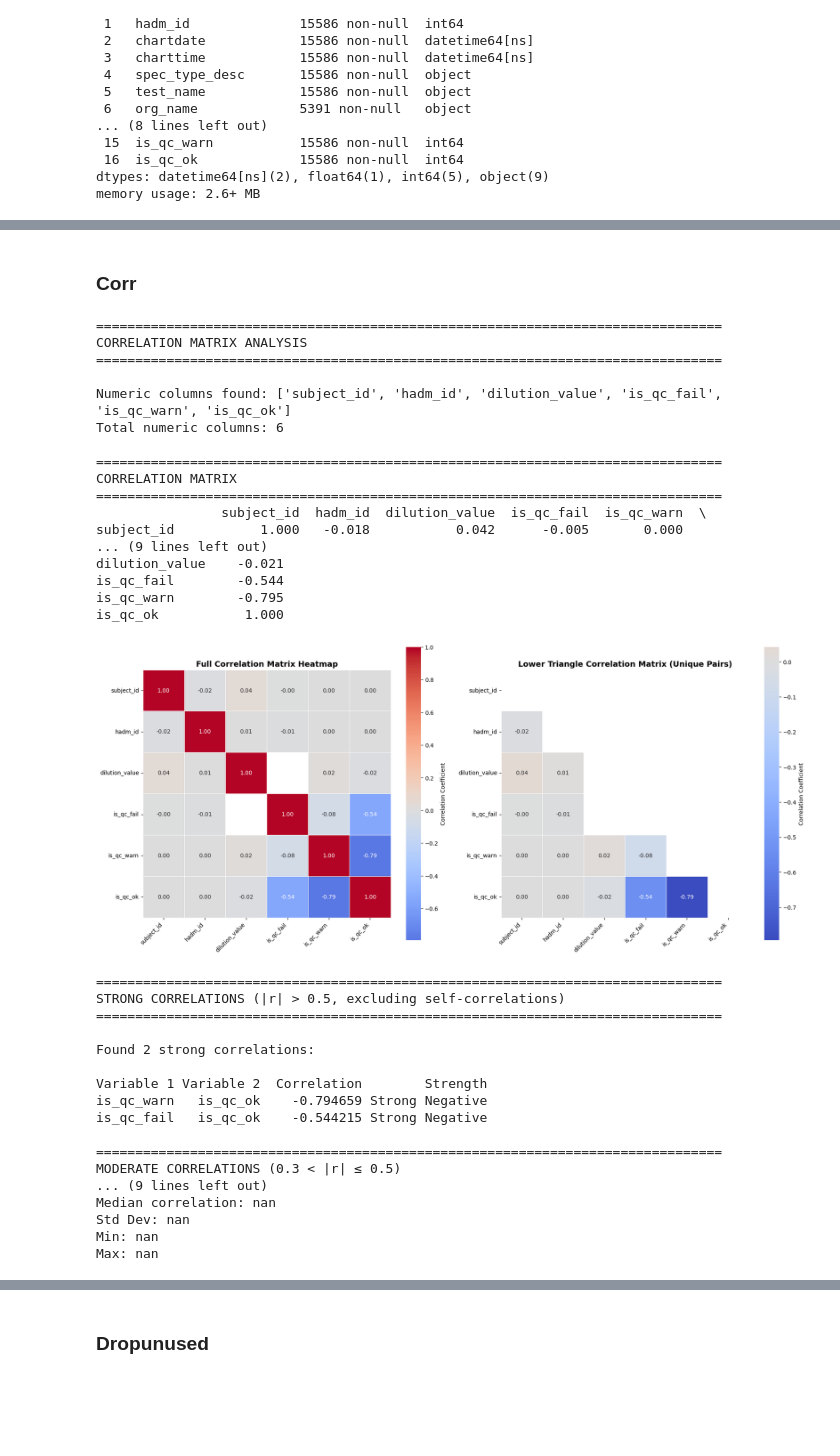
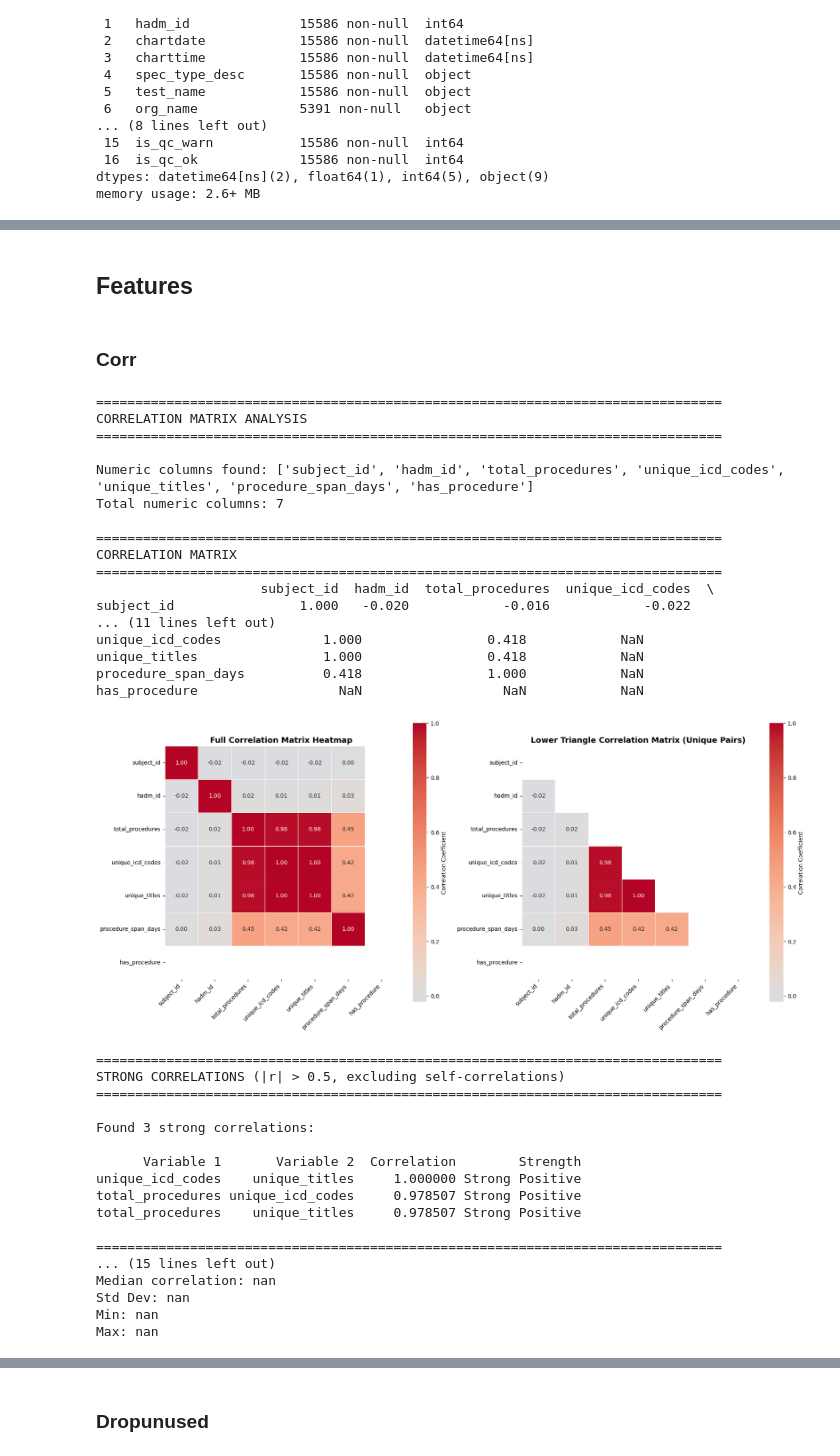
Before and after one commit to alexandermittet/Data_Analytics_for_Health_UniPi, a Jupyter notebook: code/1.1 df4 procedurecodes.ipynb, the cells around one changed output, grey strips where cells are left out. Saved outputs shown, nothing was run; the diff lists cells and outputs as text; code cells hidden in the pictures; blank space fills up the shorter version.

```diff
--- a/code/1.1 df4 procedurecodes.ipynb
+++ b/code/1.1 df4 procedurecodes.ipynb
@@ -294,3 +294,6 @@ memory usage: 2.6+ MB
+# %%
+# load already cleaned to skip first steps
+df = pd.read_csv(f"{DATA_DIR}/{DATASETS[name].replace('.csv', '_cleaned.csv')}")
 # %%
 df_slim = df.copy()
 # %%
@@ -308,0 +321,31 @@ Index(['subject_id', 'hadm_id', 'chartdate', 'charttime', 'spec_type_desc',
+# %%
+df_slim["chartdate"] = pd.to_datetime(df_slim["chartdate"], errors='coerce')
+# %% [markdown]
+## Features
+# %%
+gb = df_slim.groupby(['subject_id', 'hadm_id'])
+# %%
+# Total count of procedures
+feat_total_proc = gb.size().rename('total_procedures')
+
+# Unique codes and titles
+feat_unique_icd = gb['icd_code'].nunique().rename('unique_icd_codes')
+feat_unique_titles = gb['long_title'].nunique().rename('unique_titles')
+
+# Temporal span in days
+feat_proc_span = (
+    (gb['chartdate'].max() - gb['chartdate'].min()).dt.total_seconds() / (60*60*24)
+).rename('procedure_span_days')
+
+# Merge all features
+procedure_features = pd.concat([
+    feat_total_proc,
+    feat_unique_icd,
+    feat_unique_titles,
+    feat_proc_span
+], axis=1)
+
+# Presence flag
+procedure_features['has_procedure'] = 1
+
+procedure_features = procedure_features.reset_index()
@@ -314,13 +359,13 @@ print("CORRELATION MATRIX ANALYSIS")
 print("="*80)
 
 # Select numeric columns only
-numeric_cols = df_slim.select_dtypes(include=[np.number]).columns.tolist()
+numeric_cols = procedure_features.select_dtypes(include=[np.number]).columns.tolist()
 print(f"\nNumeric columns found: {numeric_cols}")
 print(f"Total numeric columns: {len(numeric_cols)}\n")
 
 if len(numeric_cols) > 1:
     # Calculate correlation matrix
-    correlation_matrix = df_slim[numeric_cols].corr()
+    correlation_matrix = procedure_features[numeric_cols].corr()
 
     print("="*80)
     print("CORRELATION MATRIX")
@@ -432,56 +477,56 @@ if len(numeric_cols) > 1:
     print(f"Min: {corr_values.min():.3f}")
     print(f"Max: {corr_values.max():.3f}")
 
     # Distribution of correlations
     fig, ax = plt.subplots(figsize=(12, 6))
     ax.hist(corr_values, bins=30, edgecolor='black', alpha=0.7, color='steelblue')
     ax.axvline(corr_values.mean(), color='red', linestyle='--', linewidth=2, label=f'Mean: {corr_values.mean():.3f}')
     ax.axvline(np.median(corr_values), color='green', linestyle='--', linewidth=2, label=f'Median: {np.median(corr_values):.3f}')
     ax.set_xlabel('Correlation Coefficient', fontsize=12, fontweight='bold')
     ax.set_ylabel('Frequency', fontsize=12, fontweight='bold')
     ax.set_title('Distribution of Correlation Coefficients', fontsize=13, fontweight='bold')
     ax.legend(fontsize=11)
     ax.grid(alpha=0.3, linestyle='--')
 
     plt.tight_layout()
     plt.savefig('correlation_distribution.png', dpi=300, bbox_inches='tight')
     plt.show()
 
 else:
     print("⚠️ Not enough numeric columns for correlation analysis")
     print(f"Found only {len(numeric_cols)} numeric column(s)")
 # %% [output]
 ================================================================================
 CORRELATION MATRIX ANALYSIS
 ================================================================================
 
-Numeric columns found: ['subject_id', 'hadm_id', 'dilution_value', 'is_qc_fail', 'is_qc_warn', 'is_qc_ok']
-Total numeric columns: 6
+Numeric columns found: ['subject_id', 'hadm_id', 'total_procedures', 'unique_icd_codes', 'unique_titles', 'procedure_span_days', 'has_procedure']
+Total numeric columns: 7
 
 ================================================================================
 CORRELATION MATRIX
 ================================================================================
-                subject_id  hadm_id  dilution_value  is_qc_fail  is_qc_warn  \
-subject_id           1.000   -0.018           0.042      -0.005       0.000
-... (9 lines left out)
-dilution_value    -0.021
-is_qc_fail        -0.544
-is_qc_warn        -0.795
-is_qc_ok           1.000
+                     subject_id  hadm_id  total_procedures  unique_icd_codes  \
+subject_id                1.000   -0.020            -0.016            -0.022
+... (11 lines left out)
+unique_icd_codes             1.000                0.418            NaN
+unique_titles                1.000                0.418            NaN
+procedure_span_days          0.418                1.000            NaN
+has_procedure                  NaN                  NaN            NaN
-[figure, old version]
+[figure, new version]
 ================================================================================
 STRONG CORRELATIONS (|r| > 0.5, excluding self-correlations)
 ================================================================================
 
-Found 2 strong correlations:
+Found 3 strong correlations:
 
-Variable 1 Variable 2  Correlation        Strength
-is_qc_warn   is_qc_ok    -0.794659 Strong Negative
-is_qc_fail   is_qc_ok    -0.544215 Strong Negative
+      Variable 1       Variable 2  Correlation        Strength
+unique_icd_codes    unique_titles     1.000000 Strong Positive
+total_procedures unique_icd_codes     0.978507 Strong Positive
+total_procedures    unique_titles     0.978507 Strong Positive
 
 ================================================================================
-MODERATE CORRELATIONS (0.3 < |r| ≤ 0.5)
-... (9 lines left out)
+... (15 lines left out)
 Median correlation: nan
 Std Dev: nan
 Min: nan
```
Also changed, not shown: parts of 11 cells of this notebook.
